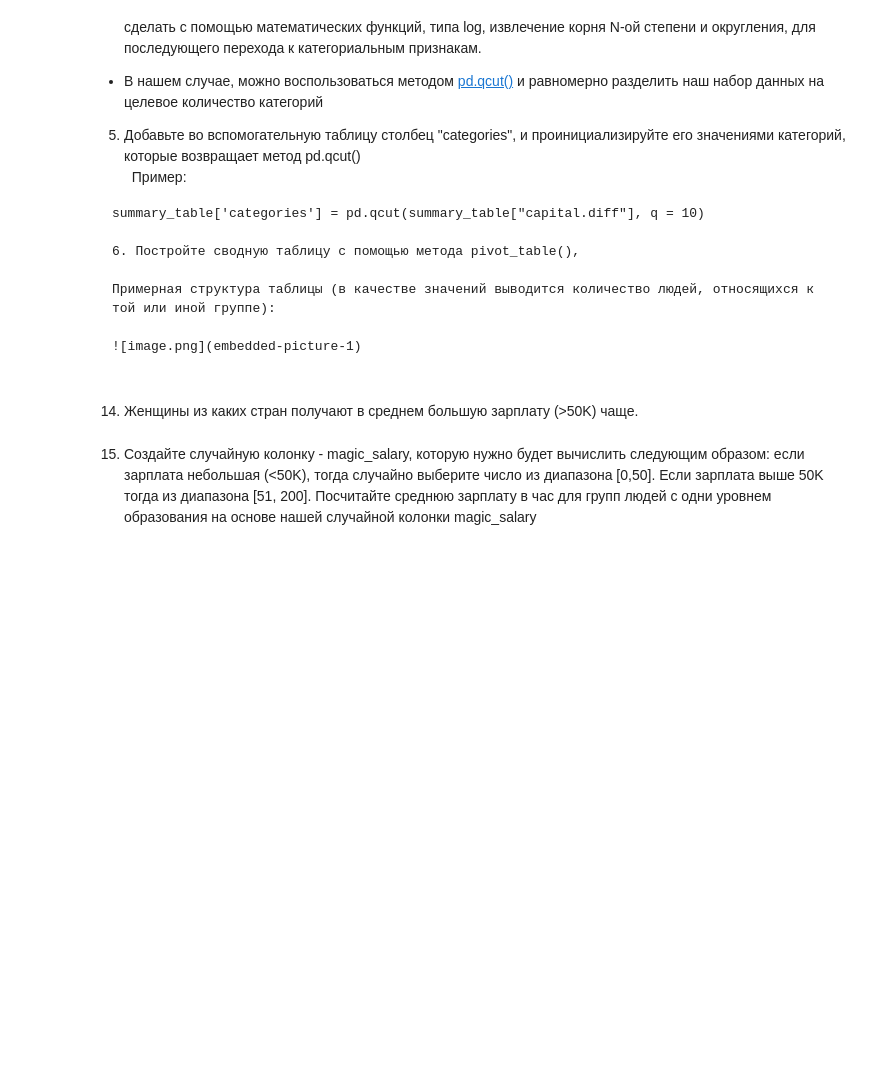
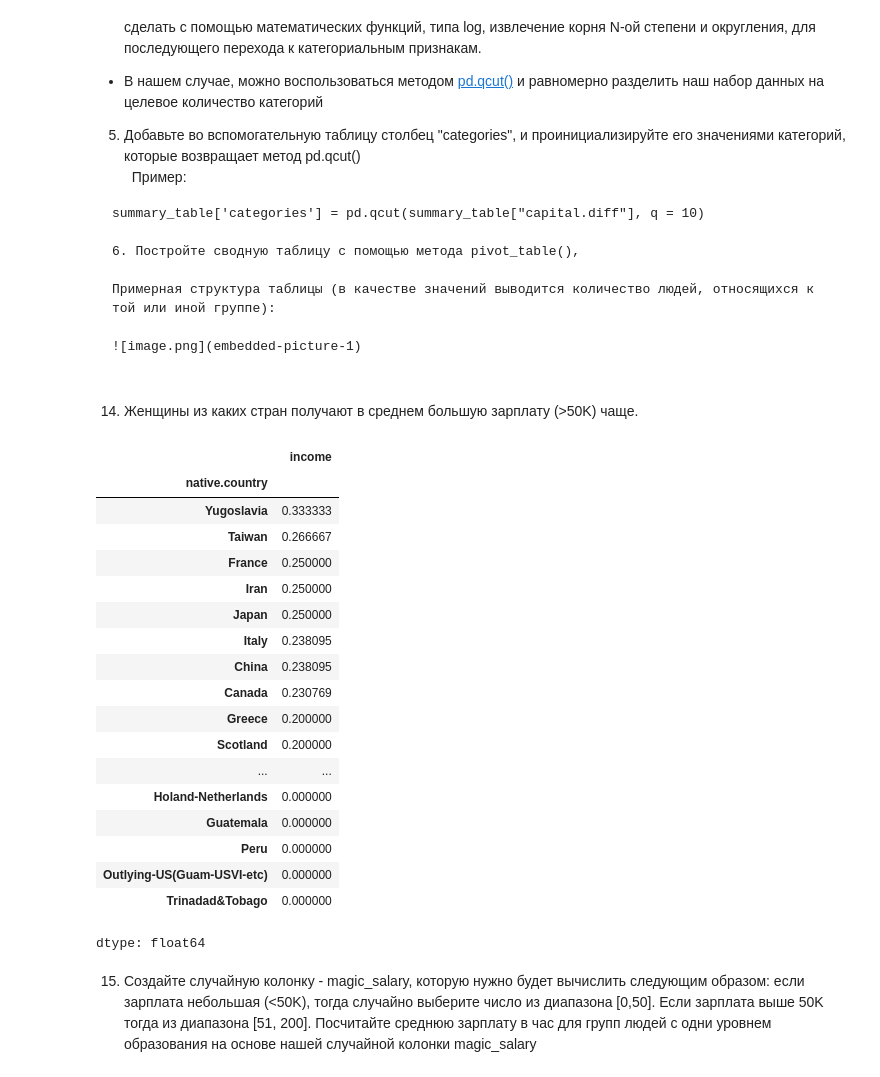
Before and after one commit to ilyak0n/comp_math, a Jupyter notebook: 5. Библиотека Pandas. Визуальный анализ данных/Практическая_работа_№5_Библиотека_Pandas.ipynb, the cells around one changed output. Drawn from its saved outputs; the diff is of its cells as text; code cells hidden in the pictures; blank space fills up the shorter version.

```diff
--- a/5. Библиотека Pandas. Визуальный анализ данных/Практическая_работа_№5_Библиотека_Pandas.ipynb
+++ b/5. Библиотека Pandas. Визуальный анализ данных/Практическая_работа_№5_Библиотека_Pandas.ipynb
@@ -236,6 +265,28 @@ summary_table['categories'] = pd.qcut(summary_table["capital.diff"], q = 10)
 ![image.png](embedded-picture-1)
 # %% [markdown]
 14) Женщины из каких стран получают в среднем большую зарплату (>50K) чаще.
+# %%
+df[df['sex'] == ' Female'].groupby('native.country')['income'].apply(lambda x: (x == ' >50K').mean()).sort_values(ascending=False)
+# %% [output]
+|  | income |
+| native.country |  |
+| Yugoslavia | 0.333333 |
+| Taiwan | 0.266667 |
+| France | 0.250000 |
+| Iran | 0.250000 |
+| Japan | 0.250000 |
+| Italy | 0.238095 |
+| China | 0.238095 |
+| Canada | 0.230769 |
+| Greece | 0.200000 |
+| Scotland | 0.200000 |
+| ... | ... |
+| Holand-Netherlands | 0.000000 |
+| Guatemala | 0.000000 |
+| Peru | 0.000000 |
+| Outlying-US(Guam-USVI-etc) | 0.000000 |
+| Trinadad&Tobago | 0.000000 |
+dtype: float64
 # %% [markdown]
 15) Создайте случайную колонку - magic_salary, которую нужно будет вычислить следующим образом: если зарплата небольшая (<50K), тогда случайно выберите число из диапазона [0,50]. Если зарплата выше 50K тогда из диапазона [51, 200]. Посчитайте среднюю зарплату в час для групп людей с одни уровнем образования на основе нашей случайной колонки magic_salary
 # %% [markdown]
```
Also changed, not shown: parts of 3 cells of this notebook.
